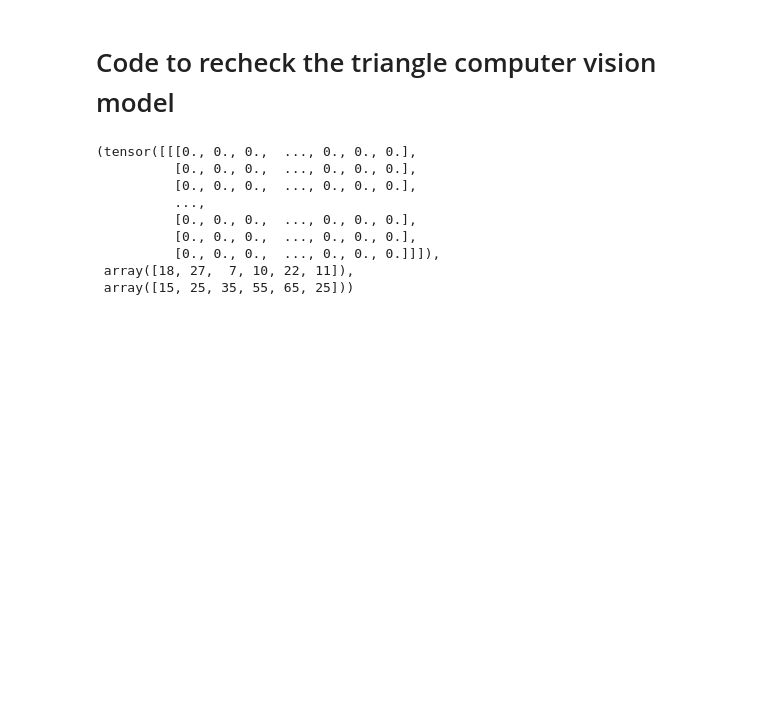
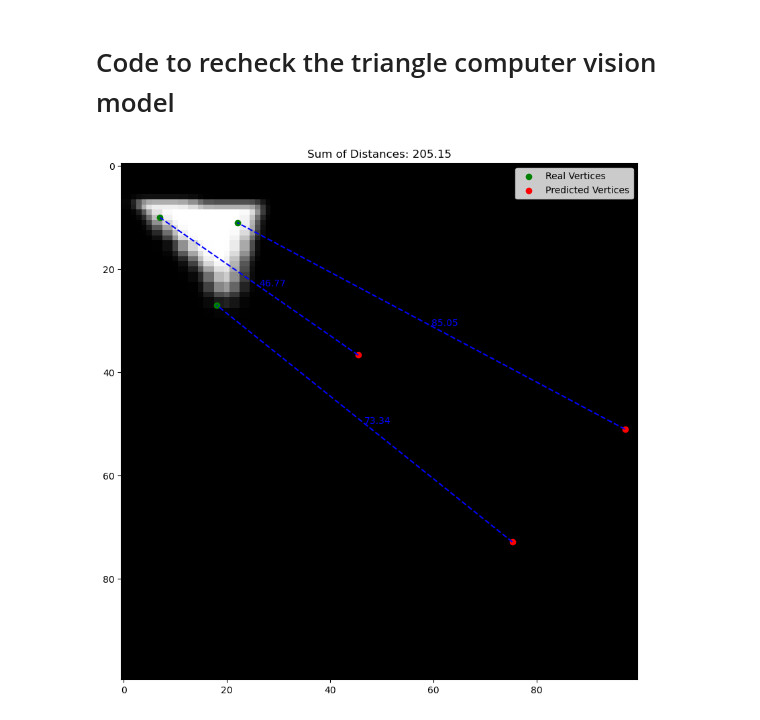
Before and after one commit to Roy3838/AI, a Jupyter notebook: detect_triangles/triangle.ipynb, the cells around one changed output. Drawn from its saved outputs; the diff is of its cells as text; code cells hidden in the pictures; blank space fills up the shorter version.

```diff
--- a/detect_triangles/triangle.ipynb
+++ b/detect_triangles/triangle.ipynb
@@ -36,7 +38,8 @@ class TriangleDataset(Dataset):
 # %%
 def calculate_distances(predicted_vertices, real_vertices):
     """
-    Calculate the distance from each predicted vertex to the nearest real vertex.
+    Calculate the distance from each predicted vertex to the nearest real vertex,
+    ensuring that no two predicted vertices are paired with the same real vertex.
 
     Parameters:
     predicted_vertices (np.ndarray): 2D array of predicted vertices [N, 2].
@@ -44,29 +47,30 @@ def calculate_distances(predicted_vertices, real_vertices):
 
     Returns:
     tuple: A tuple containing:
-        - distances (np.ndarray): The distances of predicted vertices to their nearest real vertex.
-        - closest_indices (np.ndarray): The indices of the closest real vertices to each predicted vertex.
+        - distances (np.ndarray): The distances of predicted vertices to their assigned real vertex.
+        - assignment_indices (np.ndarray): The indices of the real vertices assigned to each predicted vertex.
     """
     # Calculate all pairwise distances
     distances = cdist(predicted_vertices, real_vertices)
 
-    # Find the index of the closest real vertex for each predicted vertex
-    closest_indices = np.argmin(distances, axis=1)
+    # Solve the assignment problem
+    predicted_indices, real_indices = linear_sum_assignment(distances)
 
-    # Find the minimum distance for each predicted vertex
-    min_distances = distances[np.arange(len(predicted_vertices)), closest_indices]
+    # Calculate the minimum distances based on the optimal assignment
+    min_distances = distances[predicted_indices, real_indices]
 
-    return min_distances, closest_indices
+    return min_distances, real_indices
 # %%
-def plot_vertices(image, real_vertices, predicted_vertices):
+def plot_vertices(image, real_vertices, predicted_vertices, calculate_distances):
     """
     Plot the image, real vertices, predicted vertices, and lines between predicted vertices and their closest real vertices.
-    Annotate the lines with the calculated distances.
+    Annotate the lines with the calculated distances and display the sum of distances.
 
     Parameters:
-    image (torch.Tensor): The image tensor.
+    image (torch.Tensor or np.ndarray): The image tensor or numpy array.
     real_vertices (np.ndarray): Real vertices as a numpy array.
     predicted_vertices (np.ndarray): Predicted vertices as a numpy array.
+    calculate_distances (function): Function to calculate distances and closest indices.
     """
     # Ensure real and predicted vertices are in the correct shape
     real_vertices = real_vertices.reshape((-1, 2))
@@ -74,17 +78,20 @@ def plot_vertices(image, real_vertices, predicted_vertices):
 
     # Convert the image tensor to a numpy array for plotting
     if isinstance(image, torch.Tensor):
-        image_np = image.squeeze().numpy()
+        image_np = image.detach().cpu().numpy().squeeze()  # Adjusted for potential tensor characteristics
     elif isinstance(image, np.ndarray):
         image_np = image
     else:
         raise TypeError("Image must be a torch.Tensor or np.ndarray.")
 
-    # Calculate distances and closest indices
+    # Calculate distances and closest indices using the provided function
     min_distances, closest_indices = calculate_distances(predicted_vertices, real_vertices)
 
+    # Calculate the sum of the distances
+    sum_of_distances = np.sum(min_distances)
+
     # Create the plot
-    plt.figure(figsize=(6, 6))
+    plt.figure(figsize=(10, 10))
     plt.imshow(image_np, cmap='gray')
     plt.scatter(real_vertices[:, 0], real_vertices[:, 1], color='green', label='Real Vertices')
     plt.scatter(predicted_vertices[:, 0], predicted_vertices[:, 1], color='red', label='Predicted Vertices')
@@ -97,46 +104,42 @@ def plot_vertices(image, real_vertices, predicted_vertices):
         mid_point = (pred_vertex + closest_real_vertex) / 2
         plt.text(mid_point[0], mid_point[1], f'{dist:.2f}', color='blue')
 
+    # Display the sum of distances
+    plt.title(f'Sum of Distances: {sum_of_distances:.2f}')
     plt.legend()
     plt.show()
 # %%
 # Parameters
 batch_size = 4
 learning_rate = 0.001
 num_epochs = 5
 
 
 dataset_path = '/home/jay/repos/AI/data/triangles_dataset/'
 labels = np.load(os.path.join(dataset_path, 'labels.npy'), allow_pickle=True)
 
 # Remember to resize images to 640x480 if not already
 transform = transforms.Compose([
     transforms.Resize((100, 100)),  # Resize to match input size
     transforms.ToTensor(),
     # Add any additional transformations if needed
 ])
 
 # Create the dataset and data loader
 dataset = TriangleDataset(dataset_path, labels, transform=transform)
 data_loader = DataLoader(dataset, batch_size=batch_size, shuffle=True)
 
 image, real_vertices = dataset[0]  # This gets the first item; adjust the index as needed
 
 
-predicted_vertices = np.array([15, 25, 35, 55, 65, 25])  # Example predicted vertices
+
+# Create a vector of 6 random values between 0 and 100
+predicted_vertices = np.random.rand(6) * 100
 
 image, real_vertices, predicted_vertices
 
 
 
-plot_vertices(image, real_vertices, predicted_vertices)
+plot_vertices(image, real_vertices, predicted_vertices, calculate_distances)
 # %% [output]
-(tensor([[[0., 0., 0.,  ..., 0., 0., 0.],
-          [0., 0., 0.,  ..., 0., 0., 0.],
-          [0., 0., 0.,  ..., 0., 0., 0.],
-          ...,
-          [0., 0., 0.,  ..., 0., 0., 0.],
-          [0., 0., 0.,  ..., 0., 0., 0.],
-          [0., 0., 0.,  ..., 0., 0., 0.]]]),
- array([18, 27,  7, 10, 22, 11]),
- array([15, 25, 35, 55, 65, 25]))
+[figure, added]
```
Also changed, not shown: parts of 3 cells of this notebook, 1 other file.
